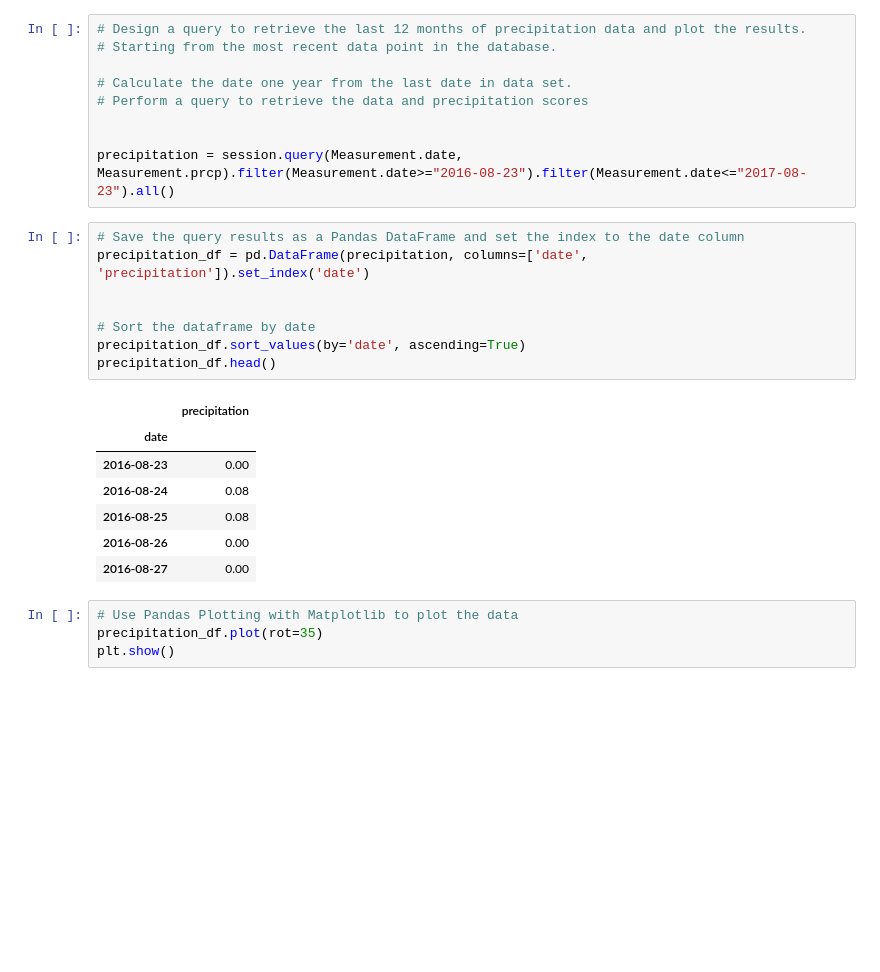
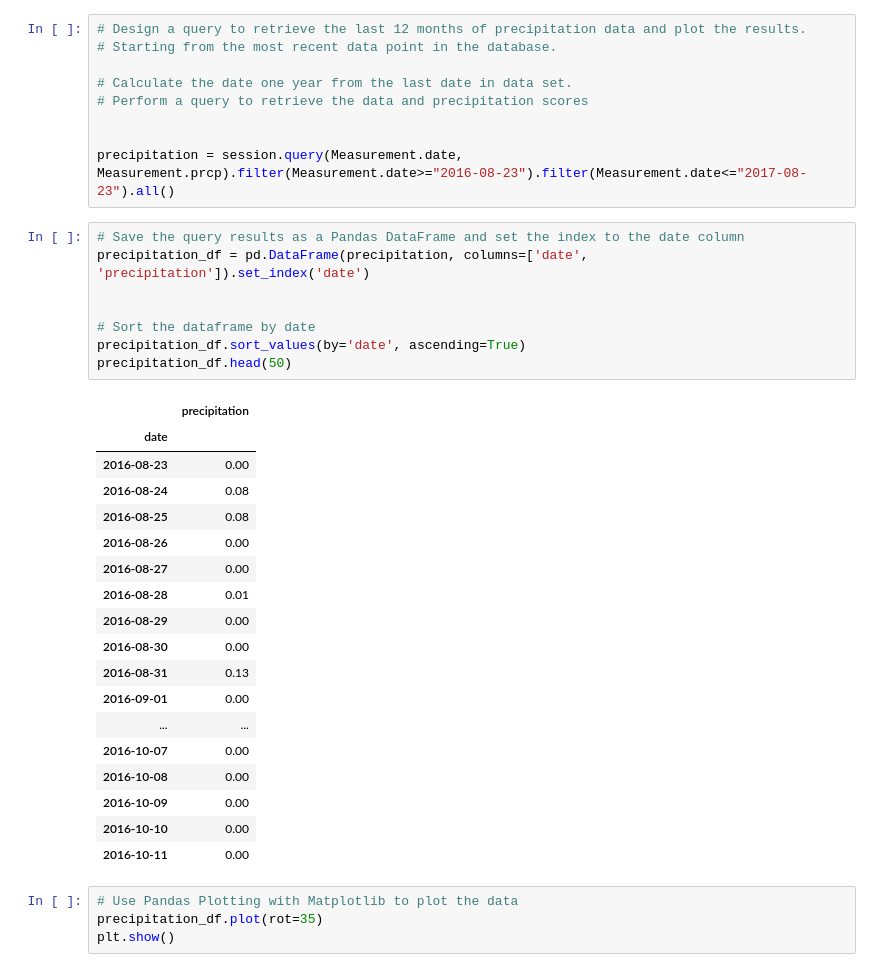
Before and after one commit to Navilongo/Vacation-planning-w-SQL, a Jupyter notebook: climate_starter.ipynb, the cells around one changed output. Drawn from its saved outputs; the diff is of its cells as text; blank space fills up the shorter version.

```diff
--- a/climate_starter.ipynb
+++ b/climate_starter.ipynb
@@ -79,19 +79,30 @@ precipitation = session.query(Measurement.date, Measurement.prcp).filter(Measure
 # %%
 # Save the query results as a Pandas DataFrame and set the index to the date column
 precipitation_df = pd.DataFrame(precipitation, columns=['date', 'precipitation']).set_index('date')
 
 
 # Sort the dataframe by date
 precipitation_df.sort_values(by='date', ascending=True)
-precipitation_df.head()
+precipitation_df.head(50)
 # %% [output]
 |  | precipitation |
 | date |  |
 | 2016-08-23 | 0.00 |
 | 2016-08-24 | 0.08 |
 | 2016-08-25 | 0.08 |
 | 2016-08-26 | 0.00 |
 | 2016-08-27 | 0.00 |
+| 2016-08-28 | 0.01 |
+| 2016-08-29 | 0.00 |
+| 2016-08-30 | 0.00 |
+| 2016-08-31 | 0.13 |
+| 2016-09-01 | 0.00 |
+| ... | ... |
+| 2016-10-07 | 0.00 |
+| 2016-10-08 | 0.00 |
+| 2016-10-09 | 0.00 |
+| 2016-10-10 | 0.00 |
+| 2016-10-11 | 0.00 |
 # %%
 # Use Pandas Plotting with Matplotlib to plot the data
 precipitation_df.plot(rot=35)
```
Also changed, not shown: parts of 2 cells of this notebook.
